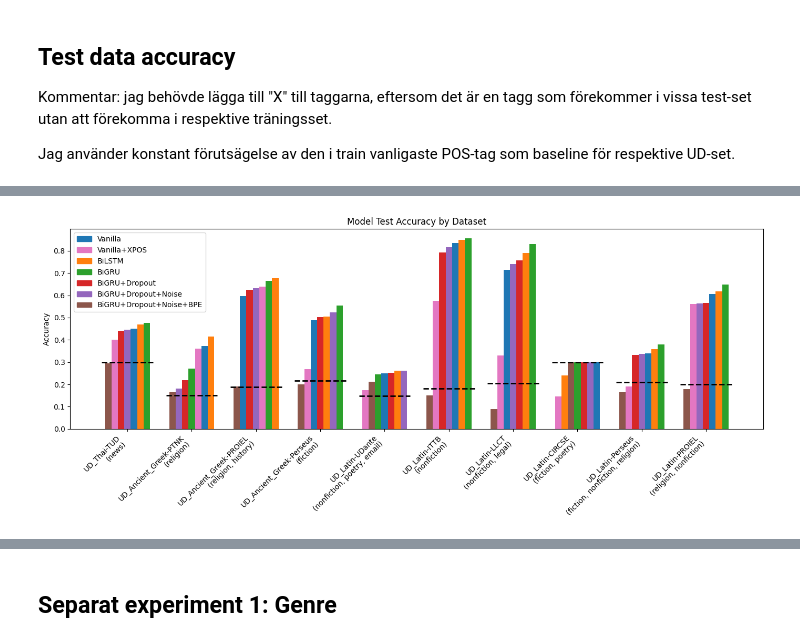
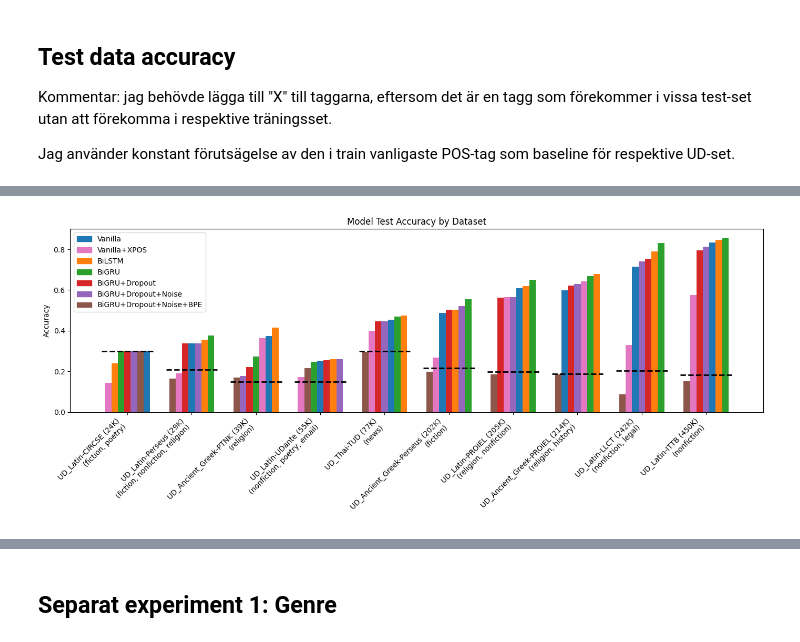
Before and after one commit to Urdatorn/5LN708, a Jupyter notebook: assignment2.ipynb, the cells around one changed output, grey strips where cells are left out. Cells and saved outputs as stored; diff of their text form; code cells hidden in the pictures.

```diff
--- a/assignment2.ipynb
+++ b/assignment2.ipynb
@@ -558,7 +588,6 @@ configs = {
 results = {}
 for name, kwargs in configs.items():
     print(name)
-    results[name] = initialize_singularity(verbose=False, epochs=1, **kwargs)
-    print(f"\tAvg. acc. for all {name} models:")
+    results[name] = initialize_singularity(verbose=False, epochs=1, layers=1, **kwargs)
 # %% [output]
 Vanilla
@@ -577,0 +595,9 @@ Time: 132.0471031665802
+# %%
+configs = {
+   "BiGRU+Dropout+Noise": {"bidirectional": True, "use_gru": True, "dropout": 0.3, "use_noise": True},
+}
+
+results_big = {}
+for name, kwargs in configs.items():
+    print(name)
+    results_big[name] = initialize_singularity(verbose=False, epochs=1, layers=2, **kwargs)
@@ -664,6 +688,8 @@ def inference(X, y, model, token2idx, tag2idx):
         dataloader = dataloader_loader(dataset, token2idx, tag2idx)
 
         for inputs, targets in dataloader:
+            inputs = inputs.to(device, non_blocking=True)
+            targets = targets.to(device, non_blocking=True)
             scores = model(inputs)
             predictions = scores.argmax(dim=2, keepdim=True).squeeze()
             mask = targets!=tag2idx['<PAD>']
@@ -672,8 +698,6 @@ def inference(X, y, model, token2idx, tag2idx):
 
     print("\tTest accuracy %.1f%%" % (100*n_correct/n_total))
     return n_correct, n_total
-
-from collections import Counter
 
 def majority_baseline(y_train, X_test, y_test, token2idx, tag2idx):
     '''
@@ -761,11 +785,19 @@ family_colors = {
     "BiGRU+Dropout+Noise+BPE": "tab:brown"
 }
 
+x_labels = []
+for name in dataset_names:
+    repo = "https://github.com/UniversalDependencies/" + name + ".git"
+    genres = ", ".join(repos[repo])
+    x_labels.append(f"{name} ({size[name]})\n({genres})")
+
+handles = [plt.Rectangle((0, 0), 1, 1, color=family_colors[f]) for f in families]
+
+# Linear-scale plot
 fig = plt.figure(figsize=(14, 6))
 ax = plt.subplot()
 
 for di, dataset in enumerate(dataset_names):
-    # gather (family, accuracy) pairs for this dataset, then sort by accuracy
     pairs = []
     for family in families:
         acc = test_model_family_dict[family][dataset]
@@ -781,7 +813,6 @@ for di, dataset in enumerate(dataset_names):
             color=family_colors[family],
         )
 
-# baseline lines per dataset
 for i, dataset in enumerate(dataset_names):
     baseline = baseline_dict[dataset]
     ax.hlines(
@@ -793,24 +824,64 @@ for i, dataset in enumerate(dataset_names):
         linewidth=2
     )
 
-# x labels with size and genres
-x_labels = []
-for name in dataset_names:
-    repo = "https://github.com/UniversalDependencies/" + name + ".git"
-    genres = ", ".join(repos[repo])
-    x_labels.append(f"{name} ({size[name]})\n({genres})")
-
 ax.set_xticks(x)
 ax.set_xticklabels(x_labels, rotation=45, ha="right")
 ax.set_ylabel("Accuracy")
 ax.set_title("Model Test Accuracy by Dataset")
-
-# deduplicated legend
-handles = [plt.Rectangle((0, 0), 1, 1, color=family_colors[f]) for f in families]
 ax.legend(handles, families)
 
 plt.tight_layout()
 plt.show()
+
+# Log-scale plot
+fig = plt.figure(figsize=(14, 6))
+ax = plt.subplot()
+
+for di, dataset in enumerate(dataset_names):
+    pairs = []
+    for family in families:
+        acc = test_model_family_dict[family][dataset]
+        pairs.append((family, acc))
+    pairs.sort(key=lambda p: p[1])
+
+    for slot, (family, acc) in enumerate(pairs):
+        offset = x[di] + (slot - (n_families - 1) / 2) * width
+        ax.bar(
+            offset,
+            acc,
+            width=width,
+            color=family_colors[family],
+        )
+
+for i, dataset in enumerate(dataset_names):
+    baseline = baseline_dict[dataset]
+    ax.hlines(
+        baseline,
+        x[i] - group_width / 2 - width / 2,
+        x[i] + group_width / 2 + width / 2,
+        colors="black",
+        linestyles="dashed",
+        linewidth=2
+    )
+
+all_values = []
+for family in families:
+    for dataset in dataset_names:
+        all_values.append(test_model_family_dict[family][dataset])
+for dataset in dataset_names:
+    all_values.append(baseline_dict[dataset])
+min_positive = min(v for v in all_values if v > 0)
+
+ax.set_yscale("log")
+ax.set_ylim(bottom=max(min_positive * 0.8, 1e-4))
+ax.set_xticks(x)
+ax.set_xticklabels(x_labels, rotation=45, ha="right")
+ax.set_ylabel("Accuracy (log scale)")
+ax.set_title("Model Test Accuracy by Dataset (log y-axis)")
+ax.legend(handles, families)
+
+plt.tight_layout()
+plt.show()
 # %% [output]
 Vanilla
          UD_Thai-TUD
@@ -832 +903 @@ Vanilla
-[figure, old version]
+[figure, new version]
```
Also changed, not shown: parts of 20 cells of this notebook.
